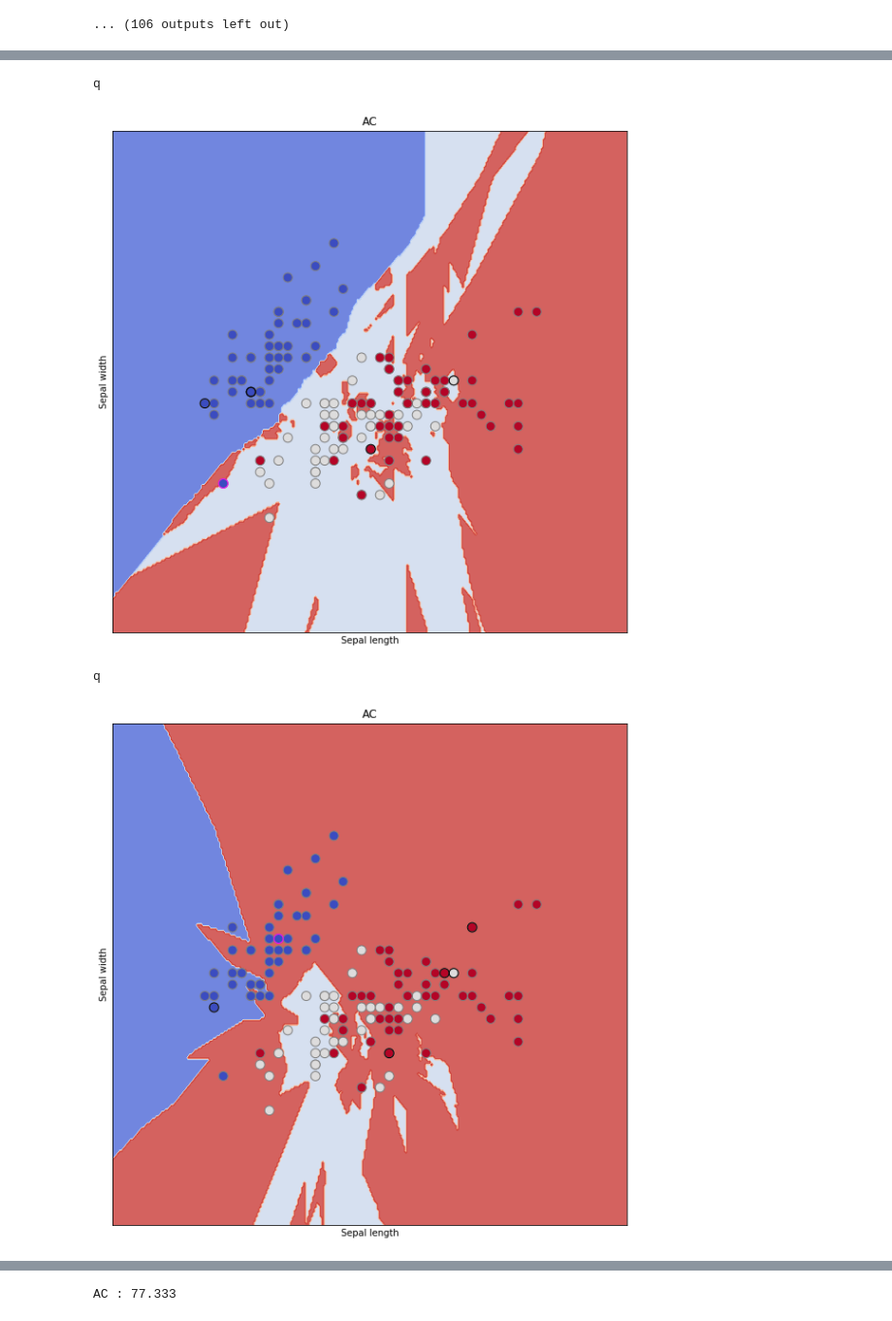
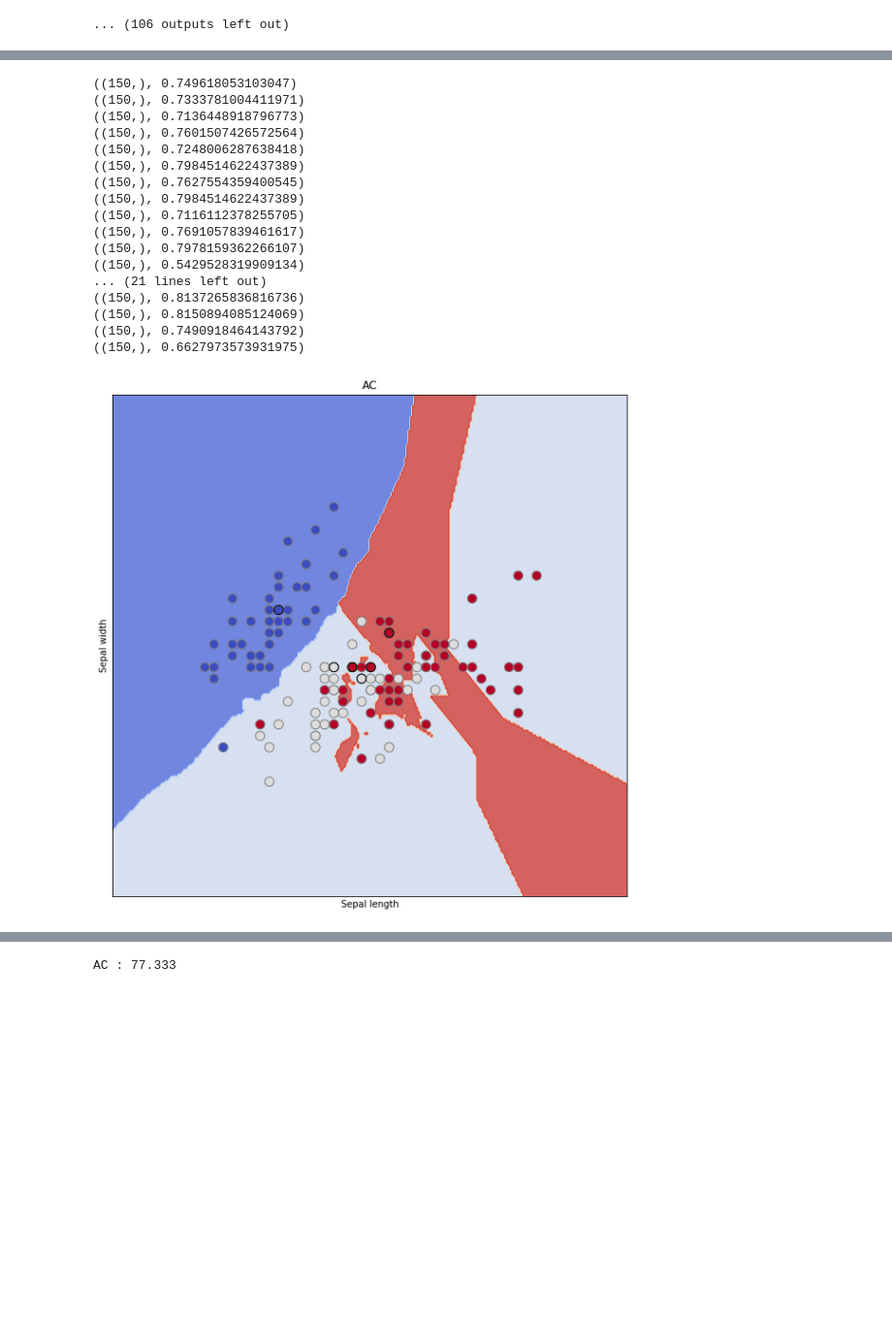
Before and after one commit to kbogas/Cascada, a Jupyter notebook: RANDOM PATCHES WITH NON-UNIFORM SAMPLING.ipynb, the cells around one changed output, grey strips where cells are left out. Shown at 97% size. Saved outputs shown, nothing was run; the diff lists cells and outputs as text; code cells hidden in the pictures; blank space fills up the shorter version.

```diff
--- a/RANDOM PATCHES WITH NON-UNIFORM SAMPLING.ipynb
+++ b/RANDOM PATCHES WITH NON-UNIFORM SAMPLING.ipynb
@@ -2103,14 +2122,20 @@ class Adversarial_Cascade(BaseEstimator, ClassifierMixin):
             return _, _,True
         probas = pairwise_distances(centroids, X)
         probas /= np.sum(probas, axis=1).reshape(-1,1)
-
-
         for i_centr in xrange(probas.shape[0]):
+            # Make zero the probability that a same-class sample is picked
+            cur_prob = copy.deepcopy(probas[i_centr,:])
+            cur_prob[y[centroids_ind[i_centr]]==y]=0
+            print(cur_prob.shape, np.sum(cur_prob))
+            cur_prob /= np.sum(cur_prob)
             if self.way == 'prob':
                 indices = self.random_state.choice([i for i in xrange(0, probas.shape[1])],
-                                                   self.num_adversaries_per_instance, p=probas[i_centr,:])
+                                                   self.num_adversaries_per_instance, p=cur_prob)
             if self.way == 'furthest':
-                indices = np.argsort(probas[i_centr,:])[::-1][:self.num_adversaries_per_instance]
+                indices = np.argsort(cur_prob)[::-1][:self.num_adversaries_per_instance]
+            if self.way == 'closest':
+                cur_prob[y[centroids_ind[i_centr]]==y]=1
+                indices = np.argsort(cur_prob)[:self.num_adversaries_per_instance]
             indices = self._fix_class_indices(y, indices)
             #print(cur_X.shape, X[indices,:].shape)
             cur_X = np.vstack((cur_X, X[indices,:]))
@@ -2304,16 +2329,21 @@ class Adversarial_Cascade(BaseEstimator, ClassifierMixin):
         probas = pairwise_distances(centroids, X)
         probas /= np.sum(probas, axis=1).reshape(-1,1)
         for i_centr in xrange(probas.shape[0]):
+            # Make zero the probability that a same-class sample is picked
+            cur_prob = copy.deepcopy(probas[i_centr,:])
+            cur_prob[y[centroids_ind[i_centr]]==y]=0
+            print(cur_prob.shape, np.sum(cur_prob))
+            cur_prob /= np.sum(cur_prob)
             if self.way == 'prob':
                 indices = self.random_state.choice([i for i in xrange(0, probas.shape[1])],
-                                                   self.num_adversaries_per_instance, p=probas[i_centr,:])
+                                                   self.num_adversaries_per_instance, p=cur_prob)
             if self.way == 'furthest':
-                indices = np.argsort(probas[i_centr,:])[::-1][:self.num_adversaries_per_instance]
+                indices = np.argsort(cur_prob)[::-1][:self.num_adversaries_per_instance]
+            if self.way == 'closest':
+                cur_prob[y[centroids_ind[i_centr]]==y]=1
+                indices = np.argsort(cur_prob)[:self.num_adversaries_per_instance]
             indices = self._fix_class_indices(y, indices)
-            plot_selected_points(self, X,y, centroids_ind[i_centr], indices)
-            cc = raw_input()
-            if cc == 'q':
-                break
+
             #print(cur_X.shape, X[indices,:].shape)
             cur_X = np.vstack((cur_X, X[indices,:]))
             cur_y = np.append(cur_y, y[indices])
@@ -2321,6 +2351,10 @@ class Adversarial_Cascade(BaseEstimator, ClassifierMixin):
 
             #cur_X = np.delete(cur_X, 0, axis=0)
             #cur_y = y[cur_y]
+        plot_selected_points(self, X,y, centroids_ind[i_centr], indices)
+        cc = raw_input()
+        if cc == 'q':
+            exit
         return cur_X, cur_y, False
 
 
@@ -2330,6 +2364,6 @@ def most_common(lst):
     #print(lst, max(set(lst), key=lst.count)  )
     return max(set(lst), key=lst.count)
 # %%
-ac = Adversarial_Cascade()
+ac = Adversarial_Cascade(way='closest')
 ac.viz_fit(X,y)
 # %% [output]
@@ -2337,7 +2388,21 @@ ac.viz_fit(X,y)
-q
+((150,), 0.749618053103047)
+((150,), 0.7333781004411971)
+((150,), 0.7136448918796773)
+((150,), 0.7601507426572564)
+((150,), 0.7248006287638418)
+((150,), 0.7984514622437389)
+((150,), 0.7627554359400545)
+((150,), 0.7984514622437389)
+((150,), 0.7116112378255705)
+((150,), 0.7691057839461617)
+((150,), 0.7978159362266107)
+((150,), 0.5429528319909134)
+... (21 lines left out)
+((150,), 0.8137265836816736)
+((150,), 0.8150894085124069)
+((150,), 0.7490918464143792)
+((150,), 0.6627973573931975)
-[figure, old version]
+[figure, new version]
-q
-[figure, removed]
 KeyboardInterrupt:
 # %%
 def plot_selected_points(clf, X, y, center_id, indices, s=100):
```
Also changed, not shown: parts of 4 cells of this notebook, 1 other file.
